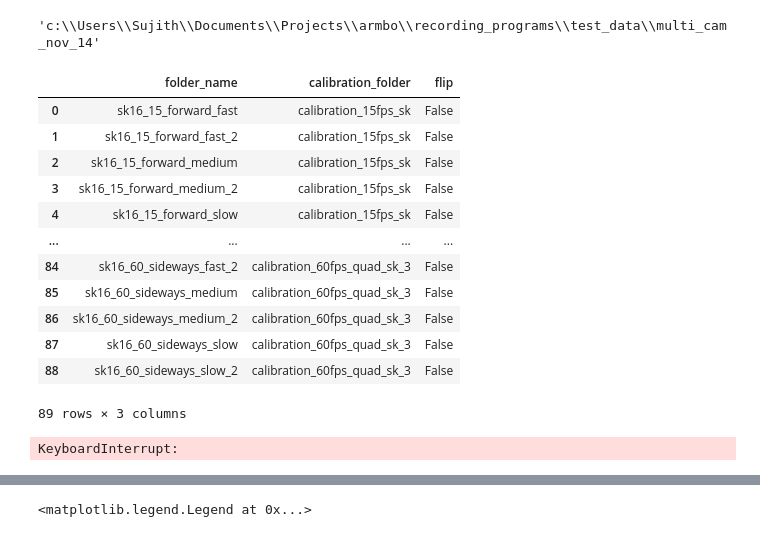
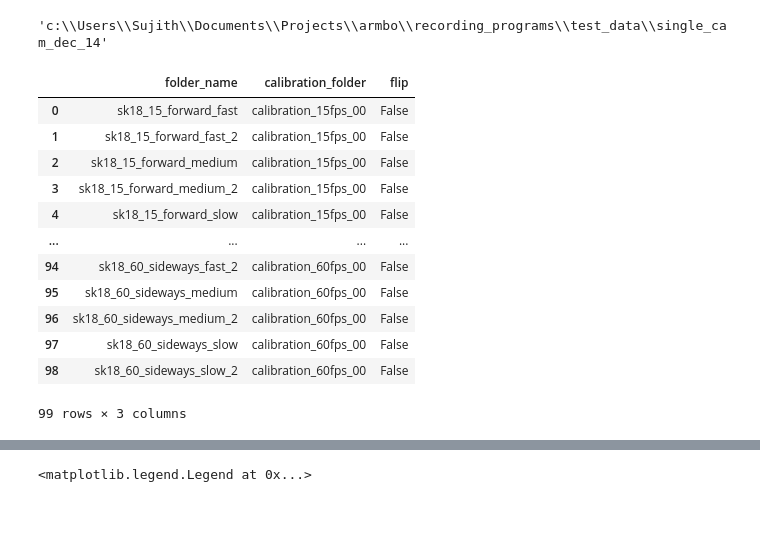
Before and after one commit to SujithChristopher/armbo_preliminary_work, a Jupyter notebook: ipy_notebooks/iter_coordinate_comparision.ipynb, the cells around one changed output, grey strips where cells are left out. Cells and saved outputs as stored; diff of their text form; code cells hidden in the pictures.

```diff
--- a/ipy_notebooks/iter_coordinate_comparision.ipynb
+++ b/ipy_notebooks/iter_coordinate_comparision.ipynb
@@ -21,31 +21,31 @@ import time
 from IPython.display import display, clear_output
 import seaborn as sns
 # %%
-_parent_folder = "multi_cam_nov_14"
+_parent_folder = "single_cam_dec_14"
 _base_pth = os.path.dirname(os.getcwd())
 _base_pth = os.path.join(_base_pth, "recording_programs", "test_data", _parent_folder)
 _base_pth
 # %% [output]
-'c:\\Users\\Sujith\\Documents\\Projects\\armbo\\recording_programs\\test_data\\multi_cam_nov_14'
+'c:\\Users\\Sujith\\Documents\\Projects\\armbo\\recording_programs\\test_data\\single_cam_dec_14'
 # %%
 """ read excel sheet"""
-folder_df = pd.read_excel(os.path.join(_base_pth, "00_analysis", "calibration_files_corrected.xlsx"))
+folder_df = pd.read_excel(os.path.join(_base_pth, "00_analysis", "calibration_files.xlsx"))
 _analysis_pth = os.path.join(_base_pth, "00_analysis")
 folder_df
 # %% [output]
 |  | folder_name | calibration_folder | flip |
-| 0 | sk16_15_forward_fast | calibration_15fps_sk | False |
-| 1 | sk16_15_forward_fast_2 | calibration_15fps_sk | False |
-| 2 | sk16_15_forward_medium | calibration_15fps_sk | False |
-| 3 | sk16_15_forward_medium_2 | calibration_15fps_sk | False |
-| 4 | sk16_15_forward_slow | calibration_15fps_sk | False |
+| 0 | sk18_15_forward_fast | calibration_15fps_00 | False |
+| 1 | sk18_15_forward_fast_2 | calibration_15fps_00 | False |
+| 2 | sk18_15_forward_medium | calibration_15fps_00 | False |
+| 3 | sk18_15_forward_medium_2 | calibration_15fps_00 | False |
+| 4 | sk18_15_forward_slow | calibration_15fps_00 | False |
 | ... | ... | ... | ... |
-| 84 | sk16_60_sideways_fast_2 | calibration_60fps_quad_sk_3 | False |
-| 85 | sk16_60_sideways_medium | calibration_60fps_quad_sk_3 | False |
-| 86 | sk16_60_sideways_medium_2 | calibration_60fps_quad_sk_3 | False |
-| 87 | sk16_60_sideways_slow | calibration_60fps_quad_sk_3 | False |
-| 88 | sk16_60_sideways_slow_2 | calibration_60fps_quad_sk_3 | False |
+| 94 | sk18_60_sideways_fast_2 | calibration_60fps_00 | False |
+| 95 | sk18_60_sideways_medium | calibration_60fps_00 | False |
+| 96 | sk18_60_sideways_medium_2 | calibration_60fps_00 | False |
+| 97 | sk18_60_sideways_slow | calibration_60fps_00 | False |
+| 98 | sk18_60_sideways_slow_2 | calibration_60fps_00 | False |
-89 rows × 3 columns
+99 rows × 3 columns
 # %%
 def transform_coordinates_1(df, rotmat, org):
     df1 = df.copy( deep=True)
@@ -70,8 +70,8 @@ mean_err_df = pd.DataFrame(columns=["folder_name","date_created" ,"frame_id","er
 # %%
 for idx, _folder_name in enumerate(tqdm(folder_df.folder_name)):
     # print(idx)
-    _phone_cam_folder = os.path.join(_analysis_pth, "coordinates_webcam_wot_2", _folder_name + ".csv")
-    _mc_folder = os.path.join(_analysis_pth, "coordinates_mc_2", _folder_name + ".csv")
+    _phone_cam_folder = os.path.join(_analysis_pth, "coordinates_ar", _folder_name + ".csv")
+    _mc_folder = os.path.join(_analysis_pth, "coordinates_mc", _folder_name + ".csv")
 
     _phone_cam_df = pd.read_csv(_phone_cam_folder)
     _mc_df = pd.read_csv(_mc_folder)
@@ -117,5 +117,3 @@ for idx, _folder_name in enumerate(tqdm(folder_df.folder_name)):
                                     "max_err_x": error_df["x"].max(), "max_err_y": error_df["y"].max(), "max_err_z": error_df["z"].max(),
                                     "std_err_x": error_df["x"].std(), "std_err_y": error_df["y"].std(), "std_err_z": error_df["z"].std(),
                                     "offset_x": _offset_x, "offset_y": _offset_y, "offset_z": _offset_z}, ignore_index=True)
-# %% [output]
-KeyboardInterrupt:
```
Also changed, not shown: parts of 3 cells of this notebook, 2 other files.
